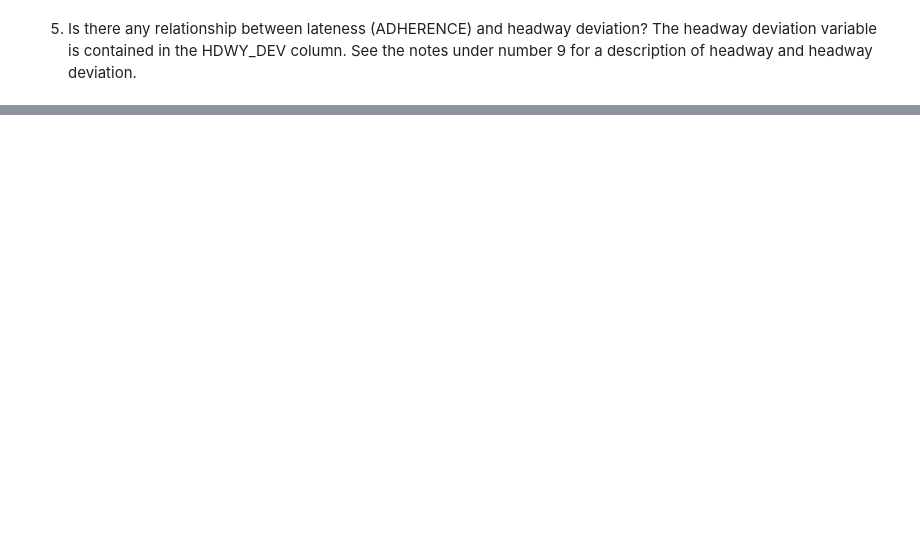
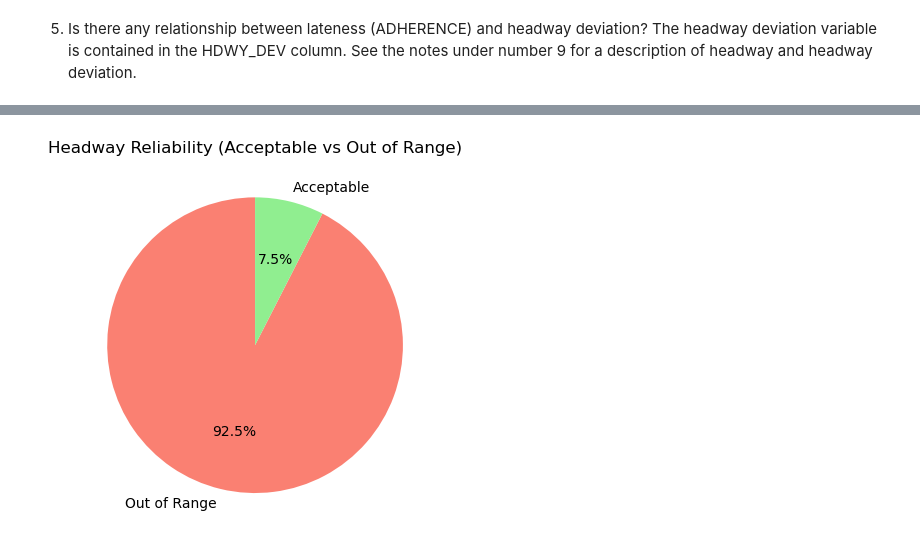
Before and after one commit to NewForce-Cohort-11-Data/wego-brake-it-easy, a Jupyter notebook: wego_grp_proj_bg.ipynb, the cells around one changed output, grey strips where cells are left out. Drawn from its saved outputs; the diff is of its cells as text; code cells hidden in the pictures; blank space fills up the shorter version.

```diff
--- a/wego_grp_proj_bg.ipynb
+++ b/wego_grp_proj_bg.ipynb
@@ -410,0 +506,12 @@ plt.show()
+# %%
+headway_df['HDWY_STATUS'].value_counts().plot(
+    kind='pie',
+    autopct='%1.1f%%',
+    colors=['salmon', 'lightgreen'],
+    startangle=90,
+    title='Headway Reliability (Acceptable vs Out of Range)'
+)
+plt.ylabel('')
+plt.show()
+# %% [output]
+[figure, added]
```
Also changed, not shown: parts of 15 cells of this notebook.
